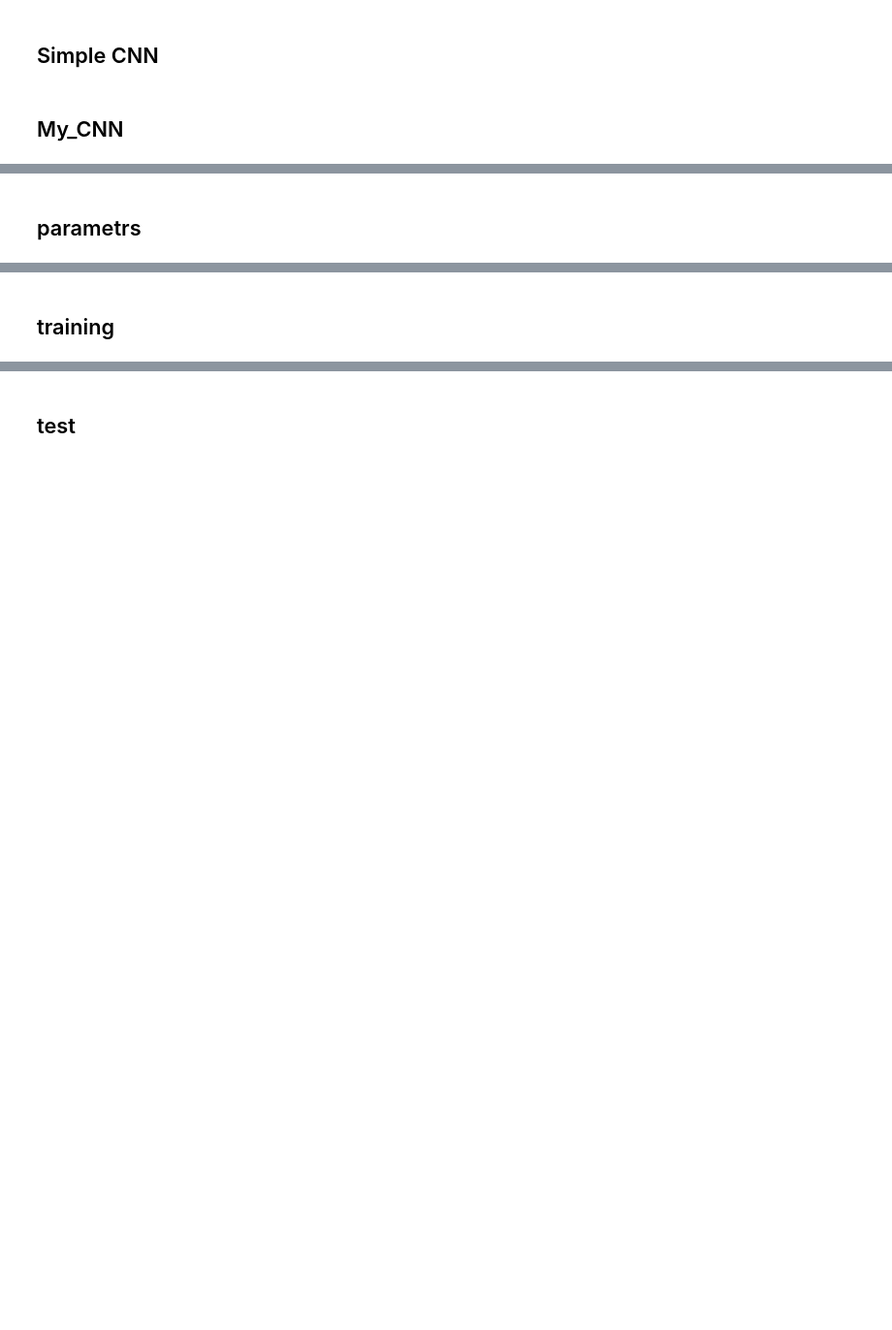
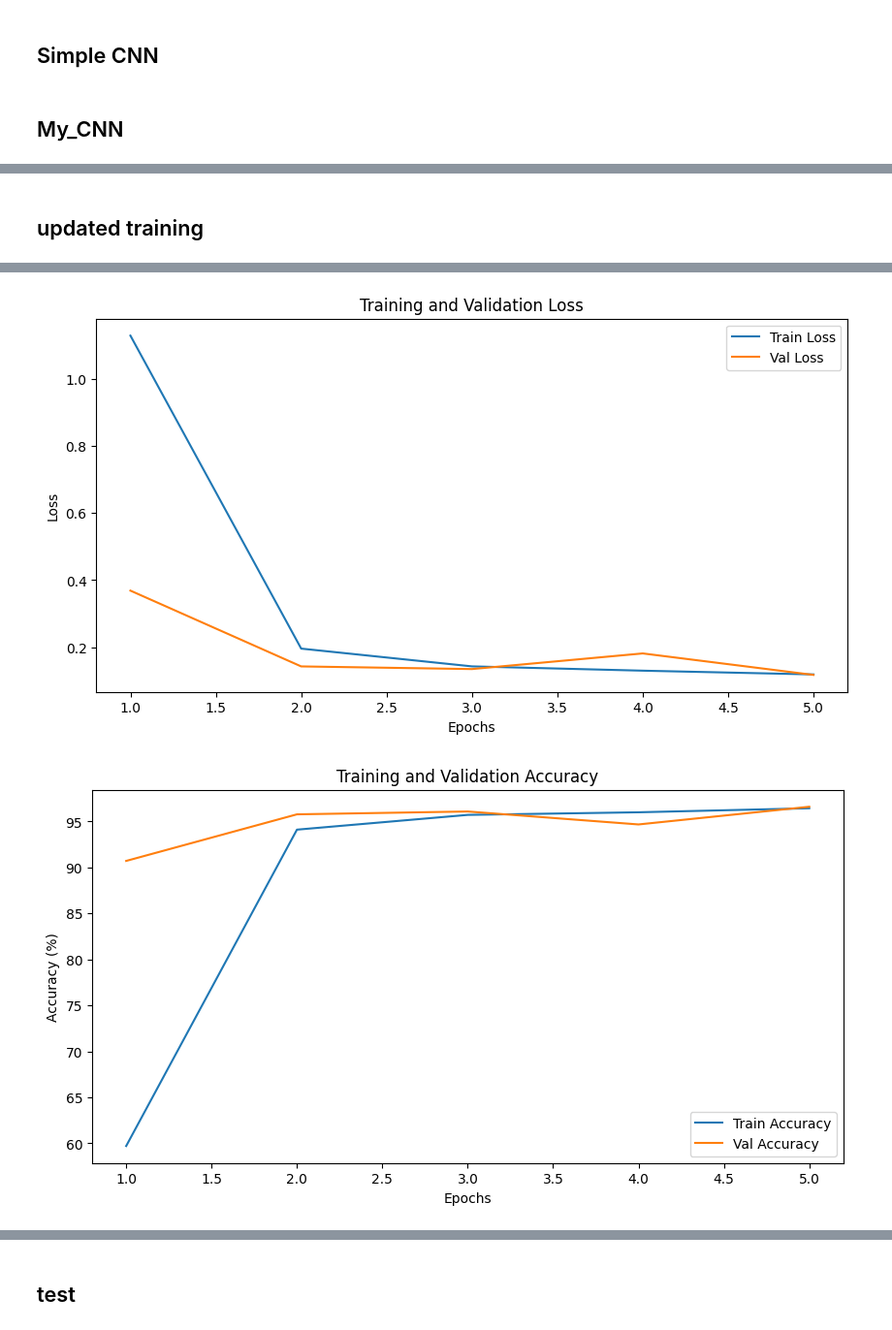
Before and after one commit to theoVasilas/NN_training, a Jupyter notebook: MINIST_CNN_3.ipynb, the cells around one changed output, grey strips where cells are left out. Shown at 97% size. Cells and saved outputs as stored; diff of their text form; code cells hidden in the pictures; blank space fills up the shorter version.

```diff
--- a/MINIST_CNN_3.ipynb
+++ b/MINIST_CNN_3.ipynb
@@ -309,2 +290,2 @@ Cnet.reset_weights()
-# %% [markdown]
-## parametrs
+# %% [markdown]
+## updated training
@@ -311,5 +381,11 @@ Cnet.reset_weights()
 # %%
 from torch import optim
 
-learning_rate = 0.001
+learning_rate = 0.01
+
+optimizer = optim.Adam(model.parameters(), lr = learning_rate)
+
 loss_func = nn.CrossEntropyLoss()
+
+train(model, num_epochs = 5 , loss_func = loss_func, optimizer = optimizer)
+# %% [output]
@@ -316,2 +397,2 @@ loss_func = nn.CrossEntropyLoss()
+[figure, added]
+[figure, added]
-# %% [markdown]
-## training
```
Also changed, not shown: parts of 28 cells of this notebook.
